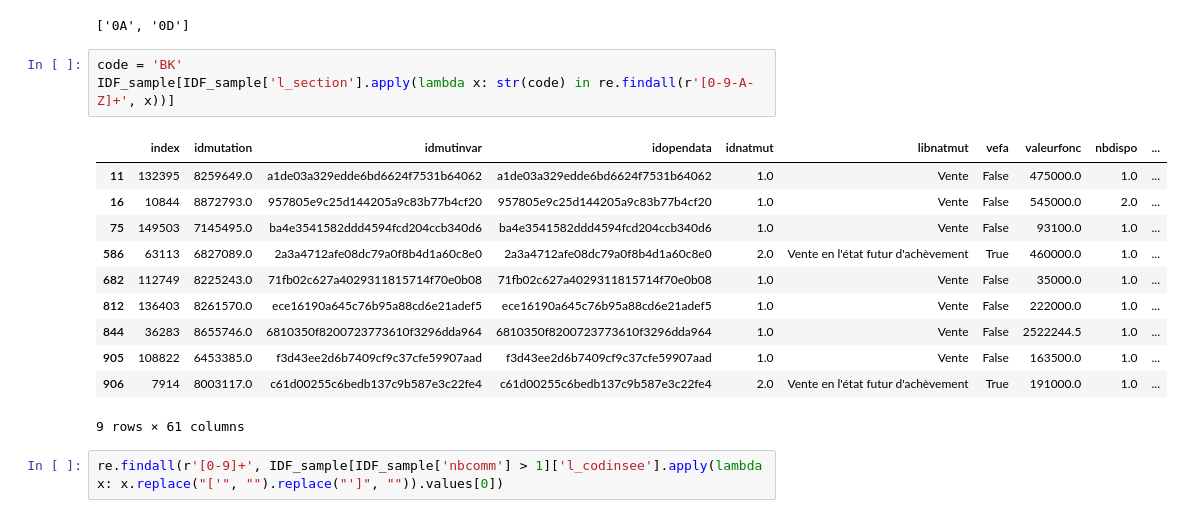
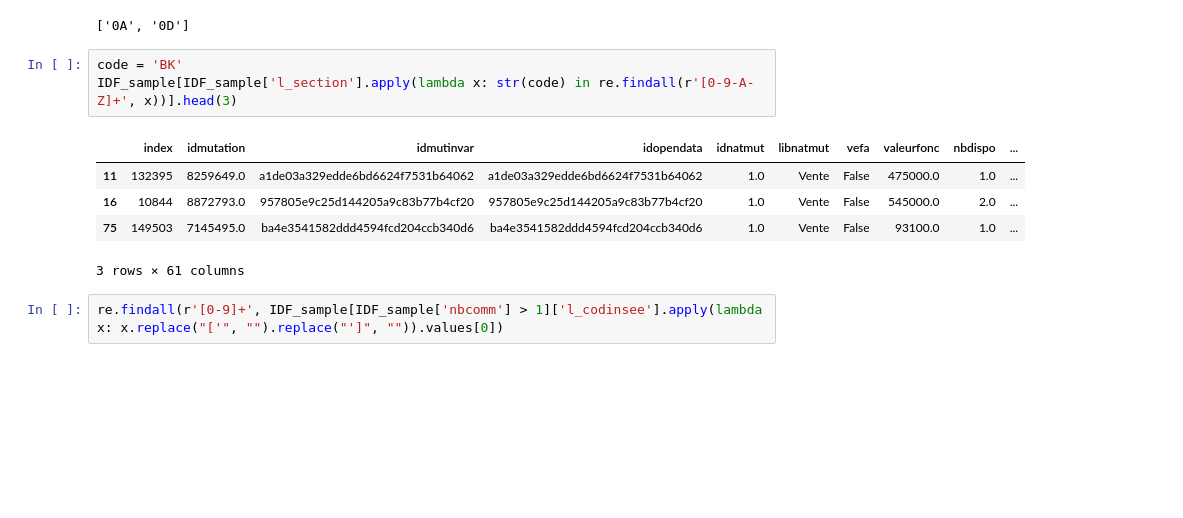
Before and after one commit to Juliette-De/the-right-price, a Jupyter notebook: Untitled.ipynb, the cells around one changed output. Drawn from its saved outputs; the diff is of its cells as text; blank space fills up the shorter version.

```diff
--- a/Untitled.ipynb
+++ b/Untitled.ipynb
@@ -174,19 +169,13 @@ re.findall(r'[0-9A-Z]+', "['0A', '0D']")
 ['0A', '0D']
 # %%
 code = 'BK'
-IDF_sample[IDF_sample['l_section'].apply(lambda x: str(code) in re.findall(r'[0-9-A-Z]+', x))]
+IDF_sample[IDF_sample['l_section'].apply(lambda x: str(code) in re.findall(r'[0-9-A-Z]+', x))].head(3)
 # %% [output]
 |  | index | idmutation | idmutinvar | idopendata | idnatmut | libnatmut | vefa | valeurfonc | nbdispo | ... |
 | 11 | 132395 | 8259649.0 | a1de03a329edde6bd6624f7531b64062 | a1de03a329edde6bd6624f7531b64062 | 1.0 | Vente | False | 475000.0 | 1.0 | ... |
 | 16 | 10844 | 8872793.0 | 957805e9c25d144205a9c83b77b4cf20 | 957805e9c25d144205a9c83b77b4cf20 | 1.0 | Vente | False | 545000.0 | 2.0 | ... |
 | 75 | 149503 | 7145495.0 | ba4e3541582ddd4594fcd204ccb340d6 | ba4e3541582ddd4594fcd204ccb340d6 | 1.0 | Vente | False | 93100.0 | 1.0 | ... |
-| 586 | 63113 | 6827089.0 | 2a3a4712afe08dc79a0f8b4d1a60c8e0 | 2a3a4712afe08dc79a0f8b4d1a60c8e0 | 2.0 | Vente en l'état futur d'achèvement | True | 460000.0 | 1.0 | ... |
-| 682 | 112749 | 8225243.0 | 71fb02c627a4029311815714f70e0b08 | 71fb02c627a4029311815714f70e0b08 | 1.0 | Vente | False | 35000.0 | 1.0 | ... |
-| 812 | 136403 | 8261570.0 | ece16190a645c76b95a88cd6e21adef5 | ece16190a645c76b95a88cd6e21adef5 | 1.0 | Vente | False | 222000.0 | 1.0 | ... |
-| 844 | 36283 | 8655746.0 | 6810350f8200723773610f3296dda964 | 6810350f8200723773610f3296dda964 | 1.0 | Vente | False | 2522244.5 | 1.0 | ... |
-| 905 | 108822 | 6453385.0 | f3d43ee2d6b7409cf9c37cfe59907aad | f3d43ee2d6b7409cf9c37cfe59907aad | 1.0 | Vente | False | 163500.0 | 1.0 | ... |
-| 906 | 7914 | 8003117.0 | c61d00255c6bedb137c9b587e3c22fe4 | c61d00255c6bedb137c9b587e3c22fe4 | 2.0 | Vente en l'état futur d'achèvement | True | 191000.0 | 1.0 | ... |
-9 rows × 61 columns
+3 rows × 61 columns
 # %%
 re.findall(r'[0-9]+', IDF_sample[IDF_sample['nbcomm'] > 1]['l_codinsee'].apply(lambda x: x.replace("['", "").replace("']", "")).values[0])
 # %% [output]
```
Also changed, not shown: parts of 4 cells of this notebook.
